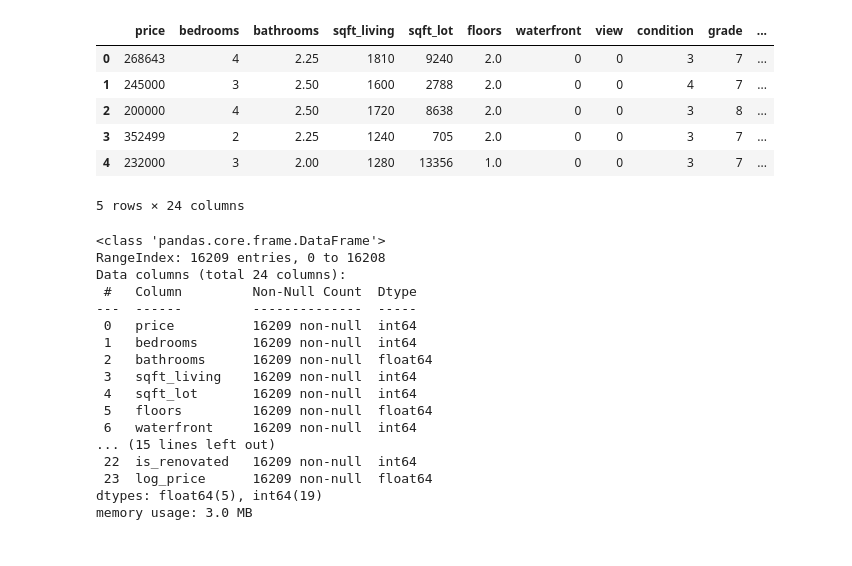
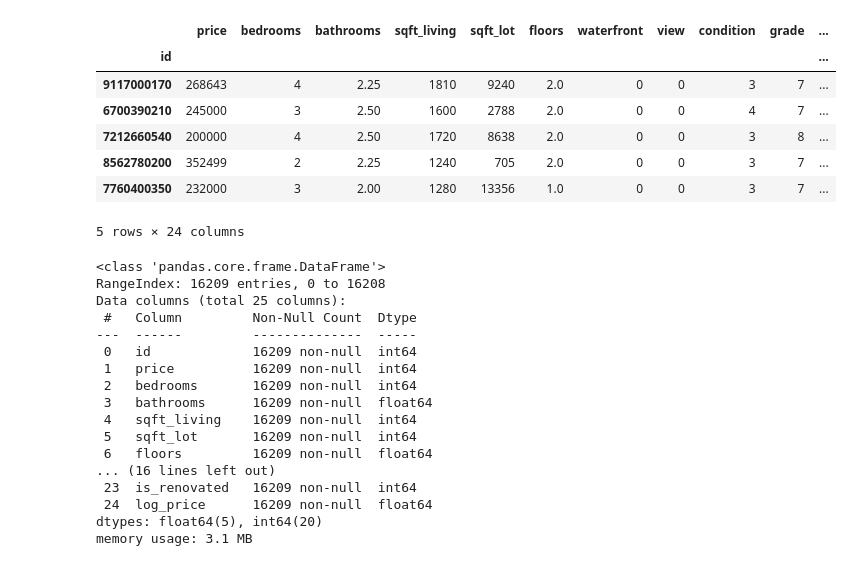
Before and after one commit to YogeshwarSingh10/satellite-property-valuation, a Jupyter notebook: notebooks/02_tabular_models.ipynb, the cells around one changed output. Drawn from its saved outputs; the diff is of its cells as text; code cells hidden in the pictures.

```diff
--- a/notebooks/02_tabular_models.ipynb
+++ b/notebooks/02_tabular_models.ipynb
@@ -13,36 +13,37 @@ from sklearn.metrics import mean_squared_error, r2_score
 # %%
 os.chdir("/home/yogeshwar10/Data Science Projects/satellite-property-valuation")
 # %%
-df_train = pd.read_csv("data/processed/train_tabular_processed.csv")
+df_train = pd.read_csv("data/processed/train_tabular_processed.csv", index_col="id")
 df_train.head()
 # %% [output]
 |  | price | bedrooms | bathrooms | sqft_living | sqft_lot | floors | waterfront | view | condition | grade | ... |
-| 0 | 268643 | 4 | 2.25 | 1810 | 9240 | 2.0 | 0 | 0 | 3 | 7 | ... |
-| 1 | 245000 | 3 | 2.50 | 1600 | 2788 | 2.0 | 0 | 0 | 4 | 7 | ... |
-| 2 | 200000 | 4 | 2.50 | 1720 | 8638 | 2.0 | 0 | 0 | 3 | 8 | ... |
-| 3 | 352499 | 2 | 2.25 | 1240 | 705 | 2.0 | 0 | 0 | 3 | 7 | ... |
-| 4 | 232000 | 3 | 2.00 | 1280 | 13356 | 1.0 | 0 | 0 | 3 | 7 | ... |
+| id |  |  |  |  |  |  |  |  |  |  | ... |
+| 9117000170 | 268643 | 4 | 2.25 | 1810 | 9240 | 2.0 | 0 | 0 | 3 | 7 | ... |
+| 6700390210 | 245000 | 3 | 2.50 | 1600 | 2788 | 2.0 | 0 | 0 | 4 | 7 | ... |
+| 7212660540 | 200000 | 4 | 2.50 | 1720 | 8638 | 2.0 | 0 | 0 | 3 | 8 | ... |
+| 8562780200 | 352499 | 2 | 2.25 | 1240 | 705 | 2.0 | 0 | 0 | 3 | 7 | ... |
+| 7760400350 | 232000 | 3 | 2.00 | 1280 | 13356 | 1.0 | 0 | 0 | 3 | 7 | ... |
 5 rows × 24 columns
 # %%
 df_train.info()
 # %% [output]
 <class 'pandas.core.frame.DataFrame'>
 RangeIndex: 16209 entries, 0 to 16208
-Data columns (total 24 columns):
+Data columns (total 25 columns):
  #   Column         Non-Null Count  Dtype
 ---  ------         --------------  -----
- 0   price          16209 non-null  int64
- 1   bedrooms       16209 non-null  int64
- 2   bathrooms      16209 non-null  float64
- 3   sqft_living    16209 non-null  int64
- 4   sqft_lot       16209 non-null  int64
- 5   floors         16209 non-null  float64
- 6   waterfront     16209 non-null  int64
-... (15 lines left out)
- 22  is_renovated   16209 non-null  int64
- 23  log_price      16209 non-null  float64
-dtypes: float64(5), int64(19)
-memory usage: 3.0 MB
+ 0   id             16209 non-null  int64
+ 1   price          16209 non-null  int64
+ 2   bedrooms       16209 non-null  int64
+ 3   bathrooms      16209 non-null  float64
+ 4   sqft_living    16209 non-null  int64
+ 5   sqft_lot       16209 non-null  int64
+ 6   floors         16209 non-null  float64
+... (16 lines left out)
+ 23  is_renovated   16209 non-null  int64
+ 24  log_price      16209 non-null  float64
+dtypes: float64(5), int64(20)
+memory usage: 3.1 MB
 # %%
 X = df_train.drop(columns=["price", "log_price"])
 y = df_train["log_price"]
```
Also changed, not shown: parts of 6 cells of this notebook, 4 other files.
